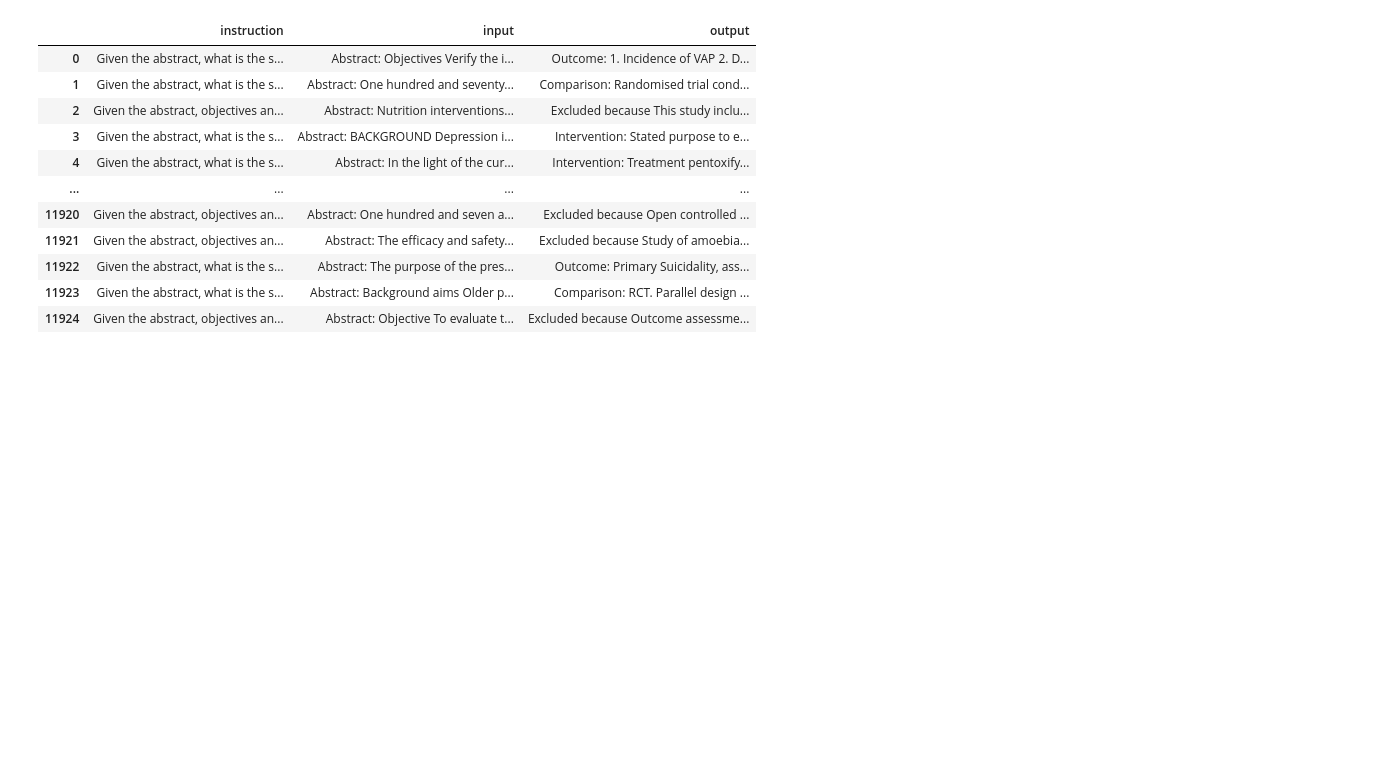
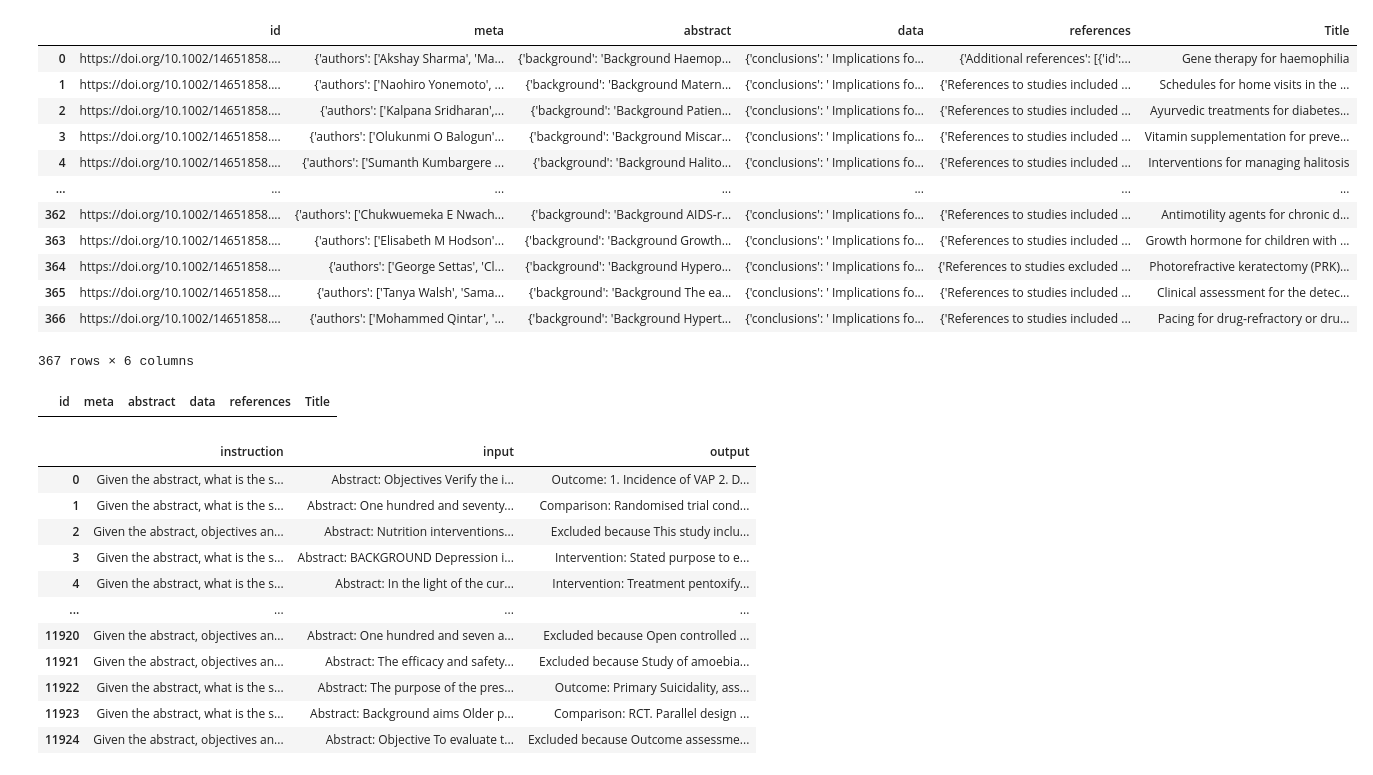
Before and after one commit to ambroser53/qlora, a Jupyter notebook: data/get_reviews.ipynb, the cells around one changed output. Drawn from its saved outputs; the diff is of its cells as text; code cells hidden in the pictures; blank space fills up the shorter version.

```diff
--- a/data/get_reviews.ipynb
+++ b/data/get_reviews.ipynb
@@ -2,0 +38,2 @@ import pandas as pd
+# %%
+pd.set_option('display.expand_frame_repr', False)
@@ -3,3 +108,25 @@ import pandas as pd
+# %%
+df_2 = pd.read_json('test.json', orient='records')
+df_2['Title'] = df_2['meta'].apply(lambda x: x['title'])
+df_2
+# %% [output]
+|  | id | meta | abstract | data | references | Title |
+| 0 | https://doi.org/10.1002/14651858.... | {'authors': ['Akshay Sharma', 'Ma... | {'background': 'Background Haemop... | {'conclusions': ' Implications fo... | {'Additional references': [{'id':... | Gene therapy for haemophilia |
+| 1 | https://doi.org/10.1002/14651858.... | {'authors': ['Naohiro Yonemoto', ... | {'background': 'Background Matern... | {'conclusions': ' Implications fo... | {'References to studies included ... | Schedules for home visits in the ... |
+| 2 | https://doi.org/10.1002/14651858.... | {'authors': ['Kalpana Sridharan',... | {'background': 'Background Patien... | {'conclusions': ' Implications fo... | {'References to studies included ... | Ayurvedic treatments for diabetes... |
+| 3 | https://doi.org/10.1002/14651858.... | {'authors': ['Olukunmi O Balogun'... | {'background': 'Background Miscar... | {'conclusions': ' Implications fo... | {'References to studies included ... | Vitamin supplementation for preve... |
+| 4 | https://doi.org/10.1002/14651858.... | {'authors': ['Sumanth Kumbargere ... | {'background': 'Background Halito... | {'conclusions': ' Implications fo... | {'References to studies included ... | Interventions for managing halitosis |
+| ... | ... | ... | ... | ... | ... | ... |
+| 362 | https://doi.org/10.1002/14651858.... | {'authors': ['Chukwuemeka E Nwach... | {'background': 'Background AIDS‐r... | {'conclusions': ' Implications fo... | {'References to studies included ... | Antimotility agents for chronic d... |
+| 363 | https://doi.org/10.1002/14651858.... | {'authors': ['Elisabeth M Hodson'... | {'background': 'Background Growth... | {'conclusions': ' Implications fo... | {'References to studies included ... | Growth hormone for children with ... |
+| 364 | https://doi.org/10.1002/14651858.... | {'authors': ['George Settas', 'Cl... | {'background': 'Background Hypero... | {'conclusions': ' Implications fo... | {'References to studies excluded ... | Photorefractive keratectomy (PRK)... |
+| 365 | https://doi.org/10.1002/14651858.... | {'authors': ['Tanya Walsh', 'Sama... | {'background': 'Background The ea... | {'conclusions': ' Implications fo... | {'References to studies included ... | Clinical assessment for the detec... |
+| 366 | https://doi.org/10.1002/14651858.... | {'authors': ['Mohammed Qintar', '... | {'background': 'Background Hypert... | {'conclusions': ' Implications fo... | {'References to studies included ... | Pacing for drug‐refractory or dru... |
+367 rows × 6 columns
+# %%
+df_2[df_2['Title'].isin(df['Title'])]
+# %% [output]
+|  | id | meta | abstract | data | references | Title |
 # %%
 df = pd.read_json('instruct_cochrane_eval_v2_nogold.json')
 df
```
Also changed, not shown: parts of 9 cells of this notebook.
